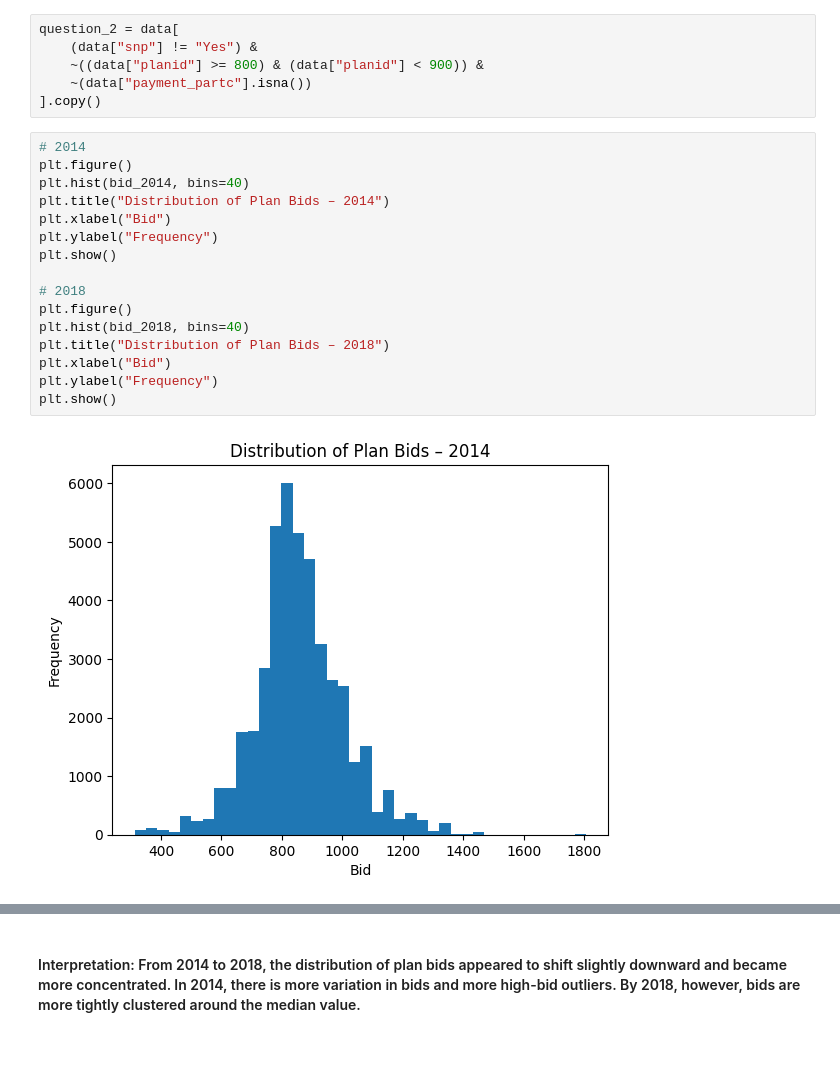
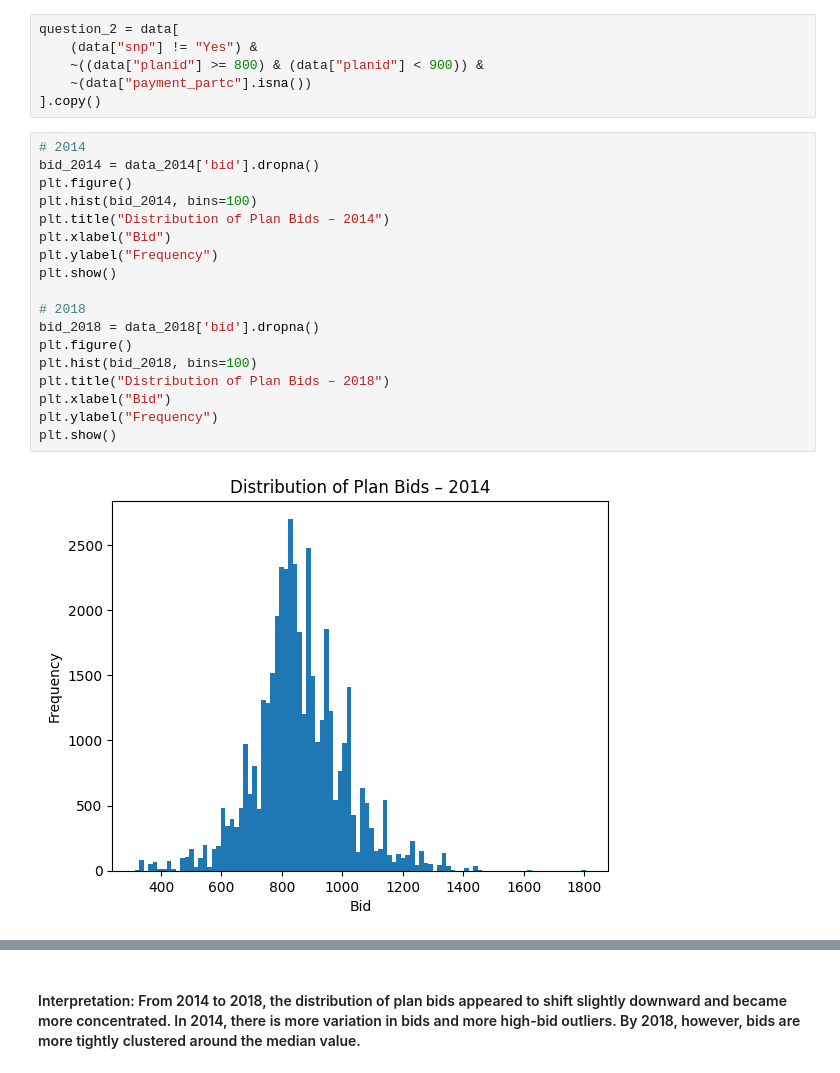
Before and after one commit to gianadanzilo/Danzilo_G_HW_2, a Jupyter notebook: Danzilo_G_HW_2_1.ipynb, the cells around one changed output, grey strips where cells are left out. Drawn from its saved outputs; the diff is of its cells as text.

```diff
--- a/Danzilo_G_HW_2_1.ipynb
+++ b/Danzilo_G_HW_2_1.ipynb
@@ -164,19 +166,21 @@ question_2 = data[
 ].copy()
 # %%
 # 2014
+bid_2014 = data_2014['bid'].dropna()
 plt.figure()
-plt.hist(bid_2014, bins=40)
+plt.hist(bid_2014, bins=100)
 plt.title("Distribution of Plan Bids – 2014")
 plt.xlabel("Bid")
 plt.ylabel("Frequency")
 plt.show()
 
 # 2018
+bid_2018 = data_2018['bid'].dropna()
 plt.figure()
-plt.hist(bid_2018, bins=40)
+plt.hist(bid_2018, bins=100)
 plt.title("Distribution of Plan Bids – 2018")
 plt.xlabel("Bid")
 plt.ylabel("Frequency")
 plt.show()
 # %% [output]
-[figure, old version]
+[figure, new version]
```
Also changed, not shown: parts of 52 cells of this notebook, 2 other files.
